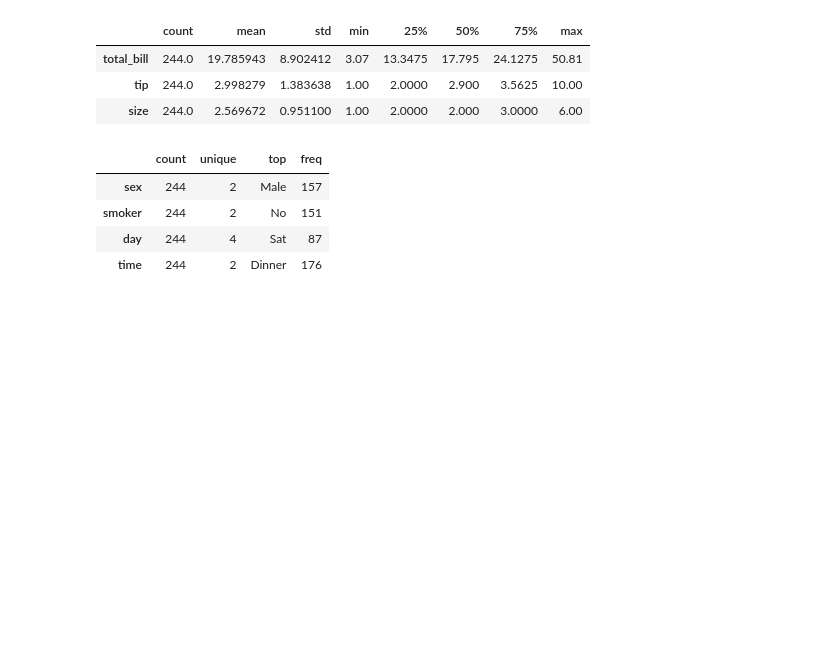
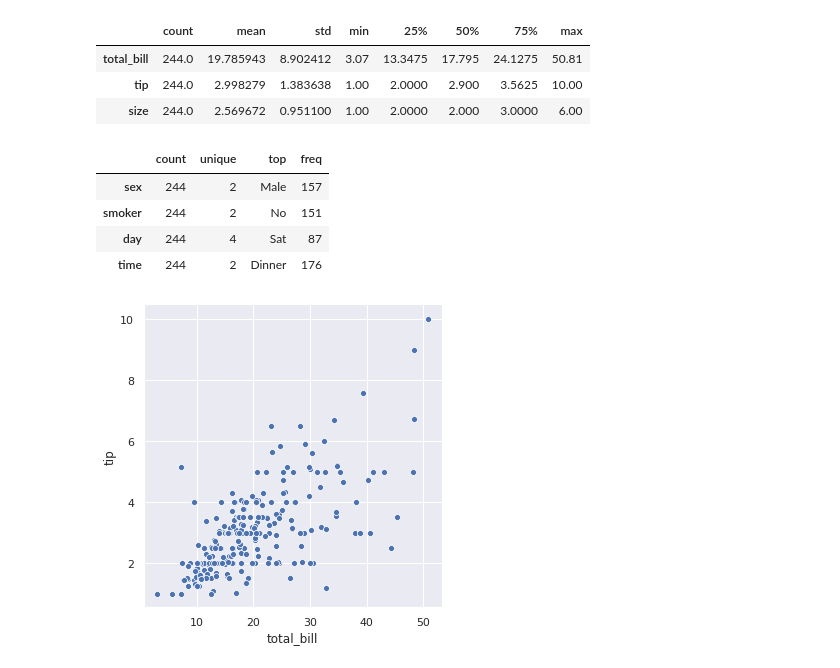
Before and after one commit to mietekdom/Data-Science, a Jupyter notebook: 01_knowledge/13_Wizualizacja_Bibloteka_Seaborn.ipynb, the cells around one changed output. Saved outputs shown, nothing was run; the diff lists cells and outputs as text; code cells hidden in the pictures; blank space fills up the shorter version.

```diff
--- a/01_knowledge/13_Wizualizacja_Bibloteka_Seaborn.ipynb
+++ b/01_knowledge/13_Wizualizacja_Bibloteka_Seaborn.ipynb
@@ -56,3 +56,7 @@ df.describe(include=['category']).T
 | smoker | 244 | 2 | No | 151 |
 | day | 244 | 4 | Sat | 87 |
 | time | 244 | 2 | Dinner | 176 |
+# %%
+_ = sns.relplot(data=df, x='total_bill', y='tip')
+# %% [output]
+[figure, added]
```
Also changed, not shown: parts of 1 cell of this notebook.
